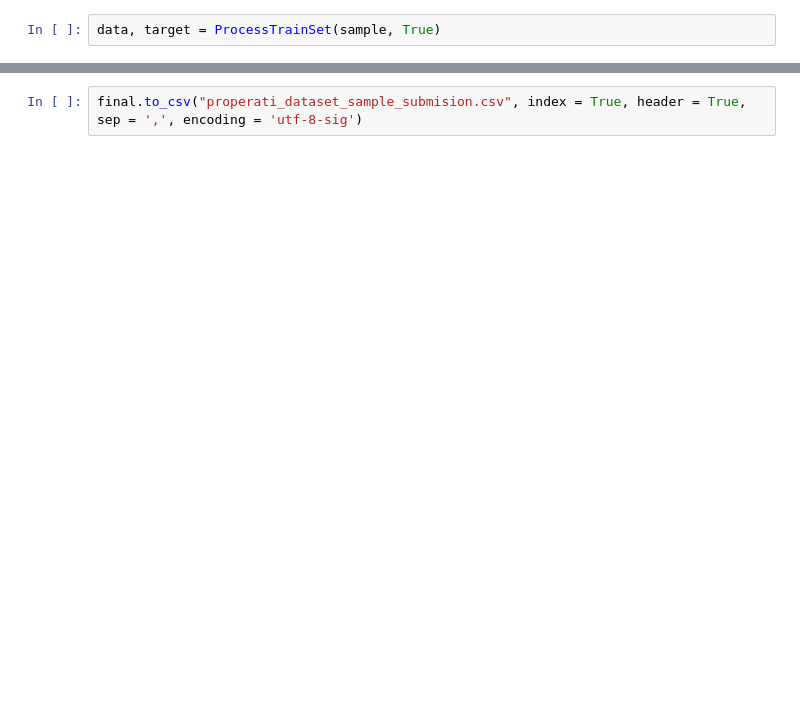
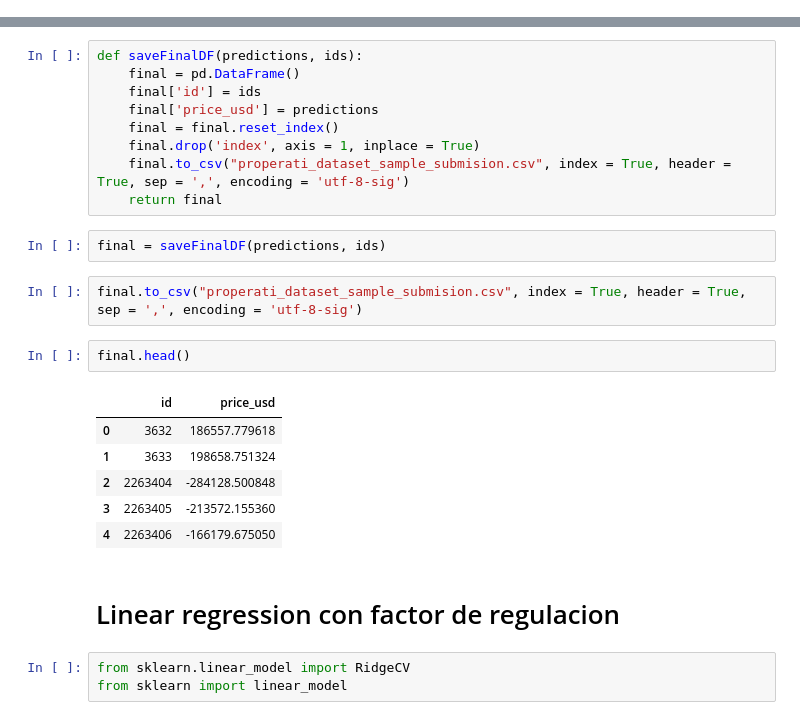
Before and after one commit to Monty1991/TPDATOS_7506_2017_2_ARGERICH_TP2, a Jupyter notebook: PlanB/PlanB.ipynb, the cells around one changed output, grey strips where cells are left out. Saved outputs shown, nothing was run; the diff lists cells and outputs as text; blank space fills up the shorter version.

```diff
--- a/PlanB/PlanB.ipynb
+++ b/PlanB/PlanB.ipynb
@@ -608,2 +582,0 @@ sample.drop(['rooms', 'surface_total_in_m2'], axis = 1, inplace = True)
-# %%
-data, target = ProcessTrainSet(sample, True)
@@ -688,2 +696,27 @@ final.drop('index', axis = 1, inplace = True)
+# %%
+def saveFinalDF(predictions, ids):
+    final = pd.DataFrame()
+    final['id'] = ids
+    final['price_usd'] = predictions
+    final = final.reset_index()
+    final.drop('index', axis = 1, inplace = True)
+    final.to_csv("properati_dataset_sample_submision.csv", index = True, header = True, sep = ',', encoding = 'utf-8-sig')
+    return final
+# %%
+final = saveFinalDF(predictions, ids)
 # %%
 final.to_csv("properati_dataset_sample_submision.csv", index = True, header = True, sep = ',', encoding = 'utf-8-sig')
+# %%
+final.head()
+# %% [output]
+|  | id | price_usd |
+| 0 | 3632 | 186557.779618 |
+| 1 | 3633 | 198658.751324 |
+| 2 | 2263404 | -284128.500848 |
+| 3 | 2263405 | -213572.155360 |
+| 4 | 2263406 | -166179.675050 |
+# %% [markdown]
+# Linear regression con factor de regulacion
+# %%
+from sklearn.linear_model import RidgeCV
+from sklearn import linear_model
```
Also changed, not shown: parts of 47 cells of this notebook.
